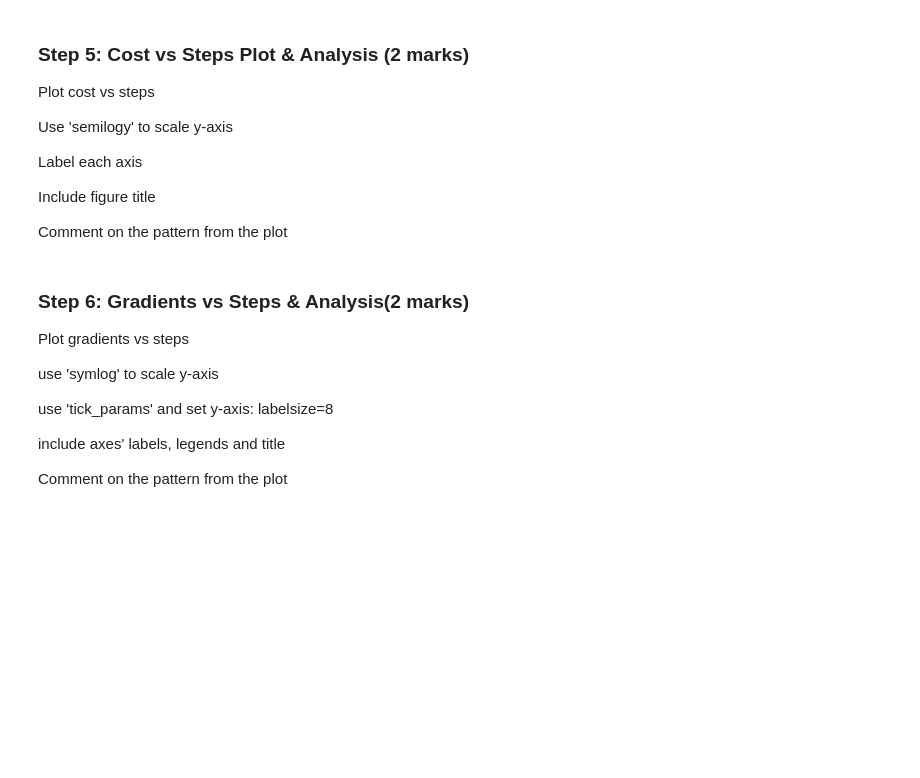
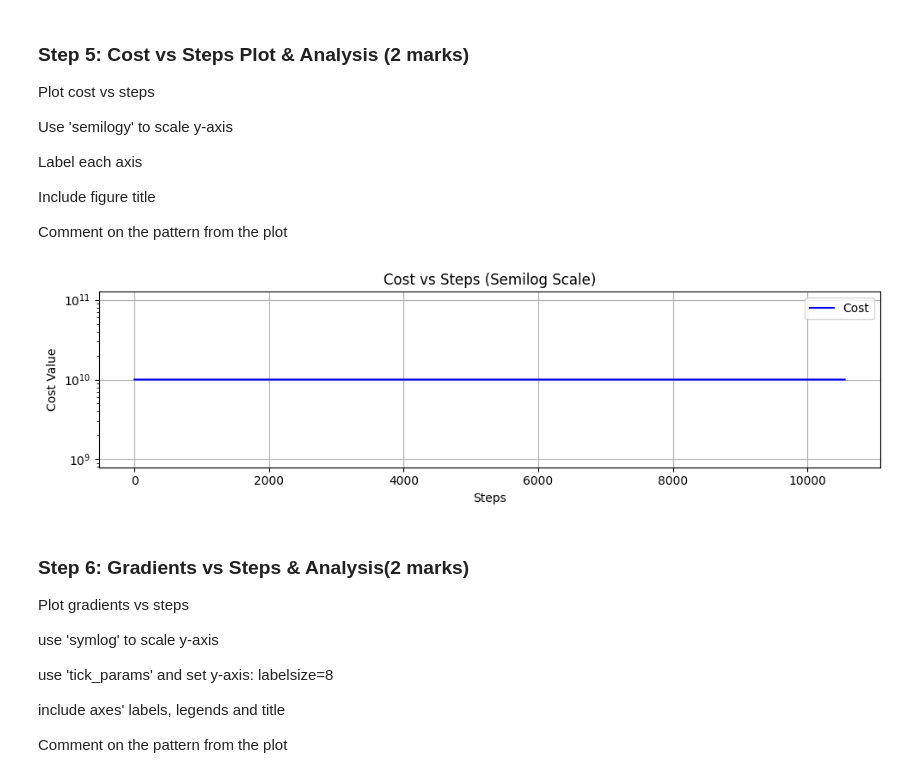
Before and after one commit to Tundebademosi/engg680_2024_fall, a Jupyter notebook: Lab Assignment 3/Gradient Descent & Logistic Regression.ipynb, the cells around one changed output. Saved outputs shown, nothing was run; the diff lists cells and outputs as text; code cells hidden in the pictures; blank space fills up the shorter version.

```diff
--- a/Lab Assignment 3/Gradient Descent & Logistic Regression.ipynb
+++ b/Lab Assignment 3/Gradient Descent & Logistic Regression.ipynb
@@ -235,0 +326,36 @@ plt.show()
+# %%
+# Assuming arr_cost is a list of costs at each step
+arr_cost = np.array(arr_cost)
+
+# Filter out NaN and Inf values
+arr_cost = np.nan_to_num(arr_cost, nan=np.inf, posinf=np.inf)
+
+# Clip large cost values to prevent overflow in plotting
+max_cost_value = 1e10  # Define a suitable max value based on your data
+arr_cost = np.clip(arr_cost, 0, max_cost_value)
+
+# Create steps for the x-axis
+steps = np.arange(len(arr_cost))
+
+# Initialize figure
+fig, ax = plt.subplots(nrows=1, ncols=1, figsize=(10, 3))
+
+# Plot cost vs steps with semilog scale
+ax.semilogy(steps, arr_cost, label='Cost', color='blue')
+
+# Label the axes
+ax.set_xlabel("Steps")
+ax.set_ylabel("Cost Value")
+ax.set_title("Cost vs Steps (Semilog Scale)")
+
+# Add grid and legend
+ax.grid(True)
+ax.legend()
+
+# Optimize layout
+fig.tight_layout()
+
+# Show the plot
+plt.show()
+# %% [output]
+[figure, added]
```
Also changed, not shown: parts of 18 cells of this notebook.
